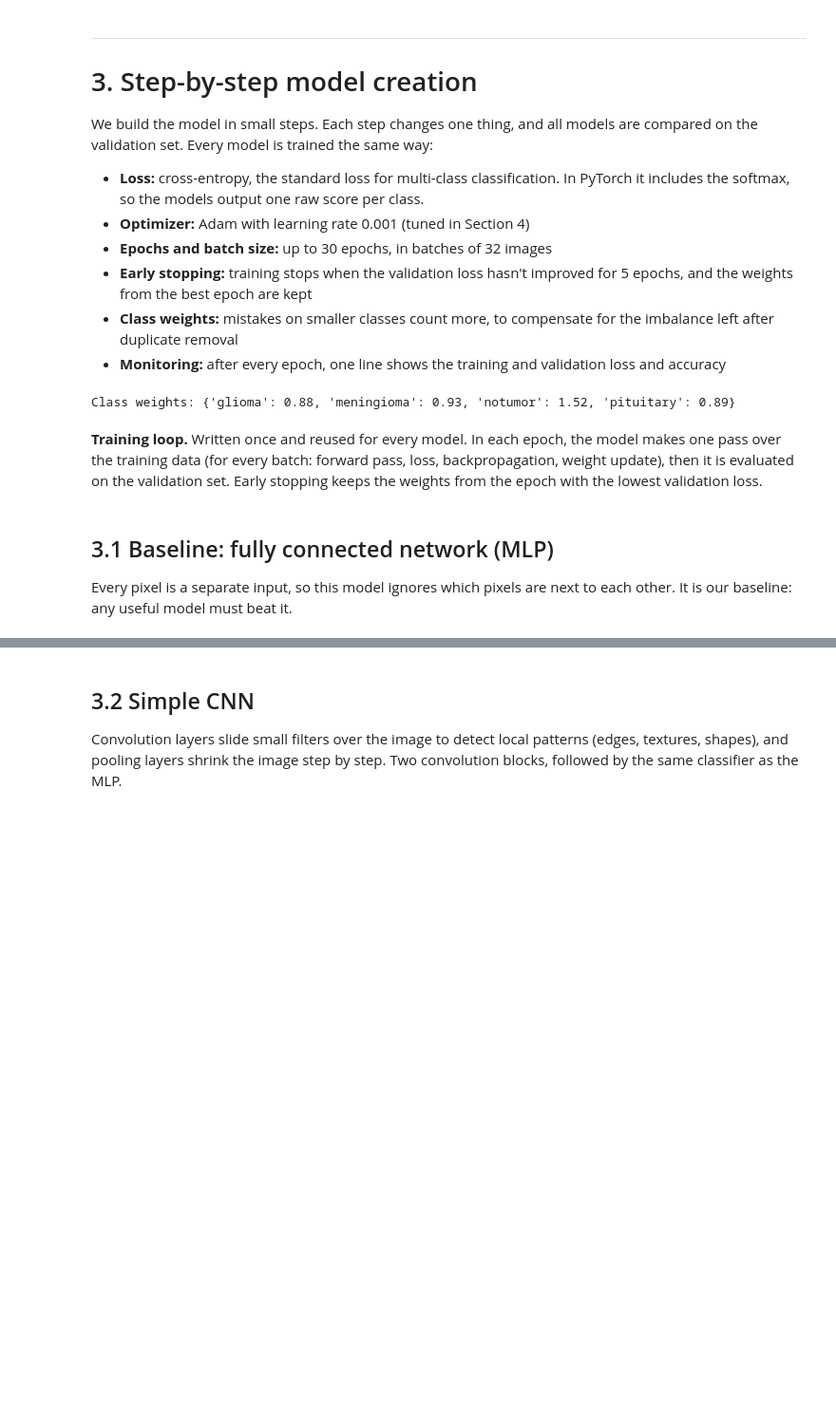
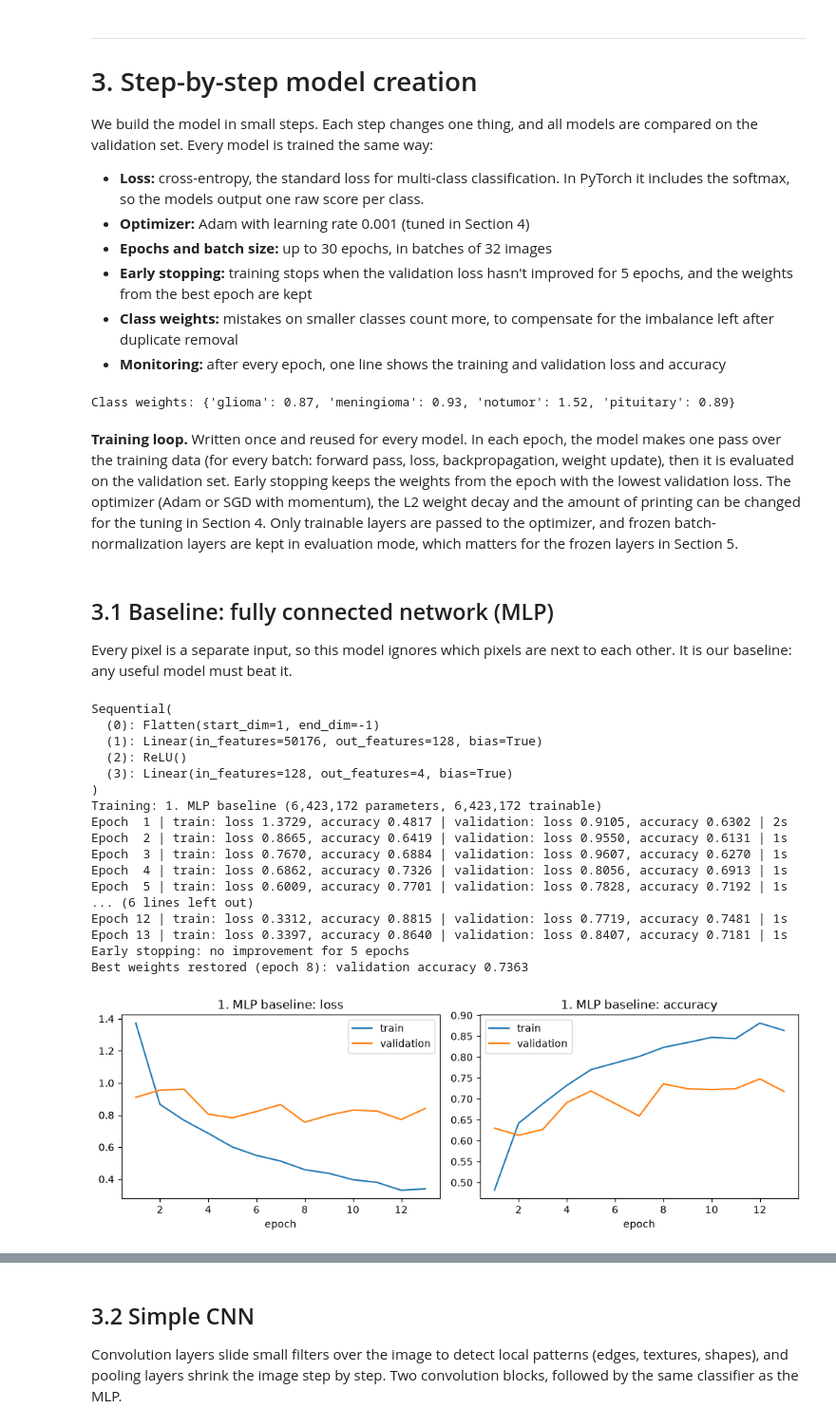
Before and after one commit to karam294/brain-tumor-mri-classification, a Jupyter notebook: notebooks/main.ipynb, the cells around one changed output, grey strips where cells are left out. Shown at 95% size. Drawn from its saved outputs; the diff is of its cells as text; code cells hidden in the pictures; blank space fills up the shorter version.

```diff
--- a/notebooks/main.ipynb
+++ b/notebooks/main.ipynb
@@ -492,14 +558,23 @@ plain_train_loader = DataLoader(MRIDataset(X_train, y_train), batch_size=BATCH_S
 EPOCHS = 30    # maximum number of epochs
 PATIENCE = 5   # early stopping: stop after 5 epochs without improvement of the validation loss
 results = {}   # validation accuracy of each model, for the comparison table
+histories = {} # per-epoch history and best epoch of each model
+
+# The weights of the key models are saved here, so they can be reloaded if the session is lost
+MODEL_DIR = "../models"
+os.makedirs(MODEL_DIR, exist_ok=True)
 # %% [output]
-Class weights: {'glioma': 0.88, 'meningioma': 0.93, 'notumor': 1.52, 'pituitary': 0.89}
+Class weights: {'glioma': 0.87, 'meningioma': 0.93, 'notumor': 1.52, 'pituitary': 0.89}
 # %% [markdown]
-**Training loop.** Written once and reused for every model. In each epoch, the model makes one pass over the training data (for every batch: forward pass, loss, backpropagation, weight update), then it is evaluated on the validation set. Early stopping keeps the weights from the epoch with the lowest validation loss.
+**Training loop.** Written once and reused for every model. In each epoch, the model makes one pass over the training data (for every batch: forward pass, loss, backpropagation, weight update), then it is evaluated on the validation set. Early stopping keeps the weights from the epoch with the lowest validation loss. The optimizer (Adam or SGD with momentum), the L2 weight decay and the amount of printing can be changed for the tuning in Section 4. Only trainable layers are passed to the optimizer, and frozen batch-normalization layers are kept in evaluation mode, which matters for the frozen layers in Section 5.
 # %%
 def train_one_epoch(model, loader, loss_fn, optimizer):
     """One pass over the training data. Returns the average loss and the accuracy."""
     model.train()
+    # Batch-norm layers that are frozen (Section 5) stay in evaluation mode, so their statistics stay fixed too
+    for layer in model.modules():
+        if isinstance(layer, nn.BatchNorm2d) and not layer.weight.requires_grad:
+            layer.eval()
     total_loss, correct = 0.0, 0
     for images, labels in loader:
         images, labels = images.to(device), labels.to(device)
@@ -541,27 +616,37 @@ def plot_history(history, title):
     plt.show()
 
 
-def train_model(model, name, loader=train_loader, learning_rate=0.001, epochs=EPOCHS):
-    """Train with Adam and early stopping, print one line per epoch, then plot the learning curves."""
+def train_model(model, name, loader=train_loader, learning_rate=0.001, epochs=EPOCHS,
+                optimizer="adam", weight_decay=0.0, verbose=True):
+    """Train with early stopping, print one line per epoch, then plot the learning curves.
+    optimizer is "adam" or "sgd" (SGD with momentum 0.9), weight_decay is the L2 regularization strength,
+    and verbose=False hides the epoch lines and the plot (used for the many runs of Section 4)."""
     model = model.to(device)
     loss_fn = nn.CrossEntropyLoss(weight=class_weights)
-    optimizer = torch.optim.Adam(model.parameters(), lr=learning_rate)
+    trainable = [p for p in model.parameters() if p.requires_grad]   # frozen layers (Section 5) are left out
+    if optimizer == "adam":
+        opt = torch.optim.Adam(trainable, lr=learning_rate, weight_decay=weight_decay)
+    else:
+        opt = torch.optim.SGD(trainable, lr=learning_rate, momentum=0.9, weight_decay=weight_decay)
     history = {"train_loss": [], "train_accuracy": [], "val_loss": [], "val_accuracy": []}
-    best_val_loss, best_weights, epochs_without_improvement = float("inf"), None, 0
+    best_val_loss, best_weights, best_epoch, epochs_without_improvement = float("inf"), None, 0, 0
 
-    print(f"Training: {name} ({sum(p.numel() for p in model.parameters()):,} parameters)")
+    n_parameters = sum(p.numel() for p in model.parameters())
+    n_trainable = sum(p.numel() for p in trainable)
+    print(f"Training: {name} ({n_parameters:,} parameters, {n_trainable:,} trainable)")
     for epoch in range(1, epochs + 1):
         start = time.time()
-        train_loss, train_acc = train_one_epoch(model, loader, loss_fn, optimizer)
+        train_loss, train_acc = train_one_epoch(model, loader, loss_fn, opt)
         val_loss, val_acc = evaluate(model, val_loader, loss_fn)
         for key, value in zip(history, [train_loss, train_acc, val_loss, val_acc]):
             history[key].append(value)
-        print(f"Epoch {epoch:2d} | train: loss {train_loss:.4f}, accuracy {train_acc:.4f} | "
-              f"validation: loss {val_loss:.4f}, accuracy {val_acc:.4f} | {time.time() - start:.0f}s")
+        if verbose:
+            print(f"Epoch {epoch:2d} | train: loss {train_loss:.4f}, accuracy {train_acc:.4f} | "
+                  f"validation: loss {val_loss:.4f}, accuracy {val_acc:.4f} | {time.time() - start:.0f}s")
 
         # Early stopping: remember the best weights, stop after PATIENCE epochs without improvement
         if val_loss < best_val_loss:
-            best_val_loss, epochs_without_improvement = val_loss, 0
+            best_val_loss, best_epoch, epochs_without_improvement = val_loss, epoch, 0
             best_weights = {k: v.clone() for k, v in model.state_dict().items()}
         else:
             epochs_without_improvement += 1
@@ -571,8 +656,11 @@ def train_model(model, name, loader=train_loader, learning_rate=0.001, epochs=EP
 
     model.load_state_dict(best_weights)
     _, results[name] = evaluate(model, val_loader, loss_fn)
-    print(f"Best weights restored: validation accuracy {results[name]:.4f}")
-    plot_history(history, name)
+    history["best_epoch"] = best_epoch
+    histories[name] = history
+    print(f"Best weights restored (epoch {best_epoch}): validation accuracy {results[name]:.4f}")
+    if verbose:
+        plot_history(history, name)
     return model
 # %% [markdown]
 ## 3.1 Baseline: fully connected network (MLP)
@@ -580,9 +668,29 @@ Every pixel is a separate input, so this model ignores which pixels are next to
 # %%
 mlp = nn.Sequential(
     nn.Flatten(),                           # (1, 224, 224) image → 50,176 values
     nn.Linear(IMG_SIZE * IMG_SIZE, 128),
     nn.ReLU(),
     nn.Linear(128, len(CLASSES)),           # one score per class
 )
 print(mlp)
 mlp = train_model(mlp, "1. MLP baseline", loader=plain_train_loader)
+torch.save(mlp.state_dict(), f"{MODEL_DIR}/mlp.pt")
+# %% [output]
+Sequential(
+  (0): Flatten(start_dim=1, end_dim=-1)
+  (1): Linear(in_features=50176, out_features=128, bias=True)
+  (2): ReLU()
+  (3): Linear(in_features=128, out_features=4, bias=True)
+)
+Training: 1. MLP baseline (6,423,172 parameters, 6,423,172 trainable)
+Epoch  1 | train: loss 1.3729, accuracy 0.4817 | validation: loss 0.9105, accuracy 0.6302 | 2s
+Epoch  2 | train: loss 0.8665, accuracy 0.6419 | validation: loss 0.9550, accuracy 0.6131 | 1s
+Epoch  3 | train: loss 0.7670, accuracy 0.6884 | validation: loss 0.9607, accuracy 0.6270 | 1s
+Epoch  4 | train: loss 0.6862, accuracy 0.7326 | validation: loss 0.8056, accuracy 0.6913 | 1s
+Epoch  5 | train: loss 0.6009, accuracy 0.7701 | validation: loss 0.7828, accuracy 0.7192 | 1s
+... (6 lines left out)
+Epoch 12 | train: loss 0.3312, accuracy 0.8815 | validation: loss 0.7719, accuracy 0.7481 | 1s
+Epoch 13 | train: loss 0.3397, accuracy 0.8640 | validation: loss 0.8407, accuracy 0.7181 | 1s
+Early stopping: no improvement for 5 epochs
+Best weights restored (epoch 8): validation accuracy 0.7363
+[figure, added]
```
Also changed, not shown: parts of 65 cells of this notebook, 3 other files.
